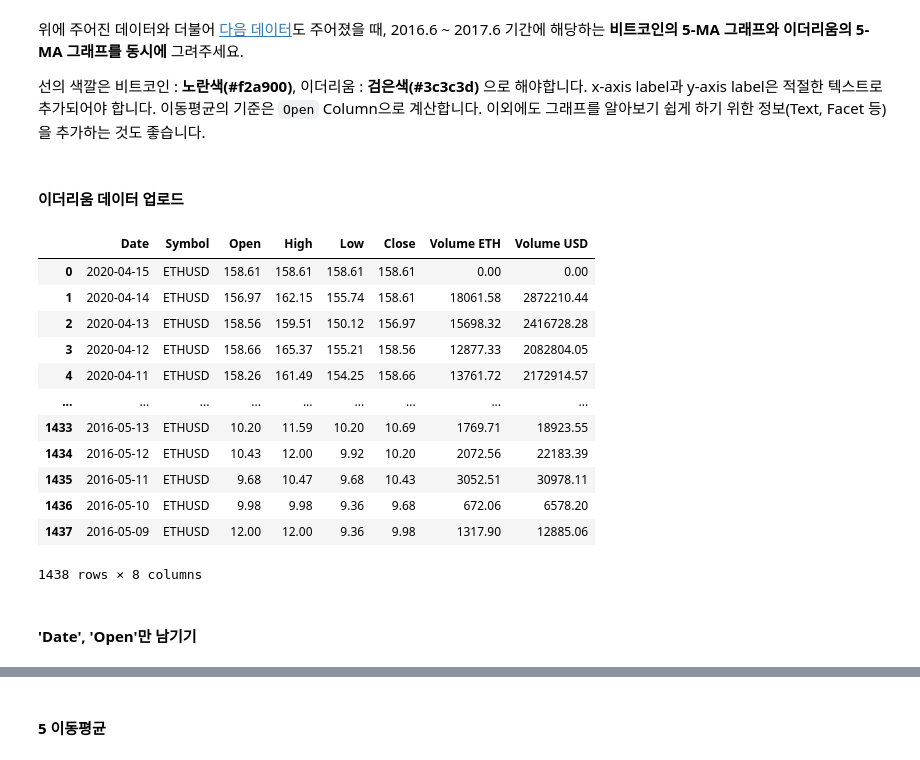
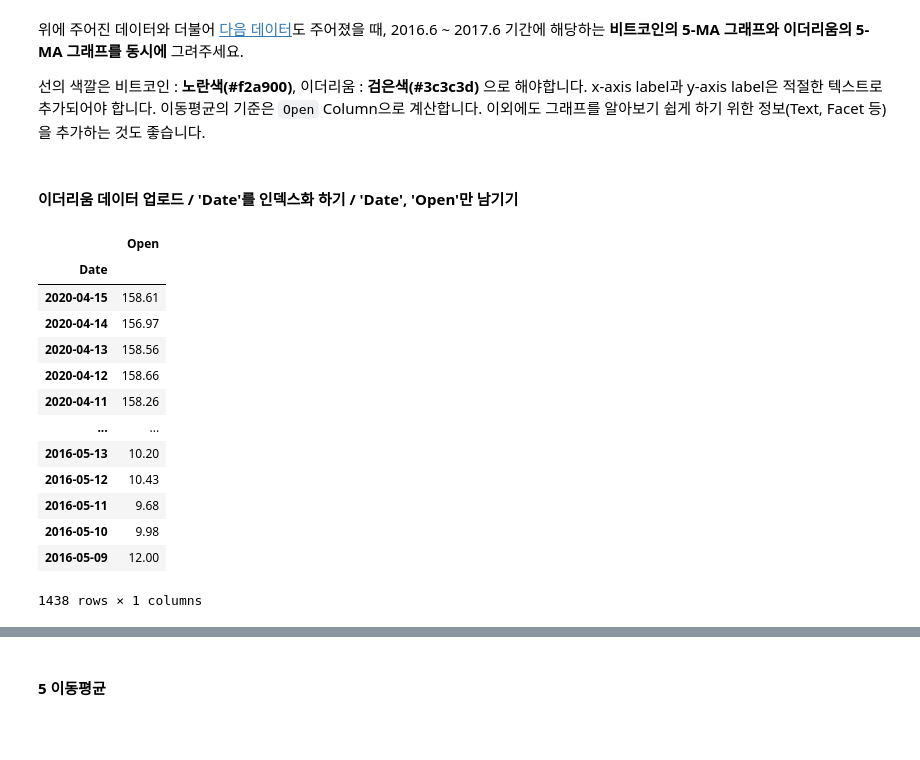
Before and after one commit to super-corini/programmers_kdt_II, a Jupyter notebook: 5. Day5 mission.ipynb, the cells around one changed output, grey strips where cells are left out. Saved outputs shown, nothing was run; the diff lists cells and outputs as text; code cells hidden in the pictures; blank space fills up the shorter version.

```diff
--- a/5. Day5 mission.ipynb
+++ b/5. Day5 mission.ipynb
@@ -374,24 +420,23 @@ x-axis label과 y-axis label은 적절한 텍스트로 추가되어야 합니다
 이동평균의 기준은 `Open` Column으로 계산합니다.
 이외에도 그래프를 알아보기 쉽게 하기 위한 정보(Text, Facet 등)을 추가하는 것도 좋습니다.
 # %% [markdown]
-#### 이더리움 데이터 업로드
+#### 이더리움 데이터 업로드 / 'Date'를 인덱스화 하기 / 'Date', 'Open'만 남기기
 # %%
-eth = pd.read_csv("./datasets/ETH_day.csv")
+eth = pd.read_csv("./datasets/ETH_day.csv", index_col="Date", usecols=["Date", "Open"])
 
 eth
 # %% [output]
-|  | Date | Symbol | Open | High | Low | Close | Volume ETH | Volume USD |
-| 0 | 2020-04-15 | ETHUSD | 158.61 | 158.61 | 158.61 | 158.61 | 0.00 | 0.00 |
-| 1 | 2020-04-14 | ETHUSD | 156.97 | 162.15 | 155.74 | 158.61 | 18061.58 | 2872210.44 |
-| 2 | 2020-04-13 | ETHUSD | 158.56 | 159.51 | 150.12 | 156.97 | 15698.32 | 2416728.28 |
-| 3 | 2020-04-12 | ETHUSD | 158.66 | 165.37 | 155.21 | 158.56 | 12877.33 | 2082804.05 |
-| 4 | 2020-04-11 | ETHUSD | 158.26 | 161.49 | 154.25 | 158.66 | 13761.72 | 2172914.57 |
-| ... | ... | ... | ... | ... | ... | ... | ... | ... |
-| 1433 | 2016-05-13 | ETHUSD | 10.20 | 11.59 | 10.20 | 10.69 | 1769.71 | 18923.55 |
-| 1434 | 2016-05-12 | ETHUSD | 10.43 | 12.00 | 9.92 | 10.20 | 2072.56 | 22183.39 |
-| 1435 | 2016-05-11 | ETHUSD | 9.68 | 10.47 | 9.68 | 10.43 | 3052.51 | 30978.11 |
-| 1436 | 2016-05-10 | ETHUSD | 9.98 | 9.98 | 9.36 | 9.68 | 672.06 | 6578.20 |
-| 1437 | 2016-05-09 | ETHUSD | 12.00 | 12.00 | 9.36 | 9.98 | 1317.90 | 12885.06 |
+|  | Open |
+| Date |  |
+| 2020-04-15 | 158.61 |
+| 2020-04-14 | 156.97 |
+| 2020-04-13 | 158.56 |
+| 2020-04-12 | 158.66 |
+| 2020-04-11 | 158.26 |
+| ... | ... |
+| 2016-05-13 | 10.20 |
+| 2016-05-12 | 10.43 |
+| 2016-05-11 | 9.68 |
+| 2016-05-10 | 9.98 |
+| 2016-05-09 | 12.00 |
-1438 rows × 8 columns
+1438 rows × 1 columns
-# %% [markdown]
-#### 'Date', 'Open'만 남기기
```
Also changed, not shown: parts of 23 cells of this notebook.
